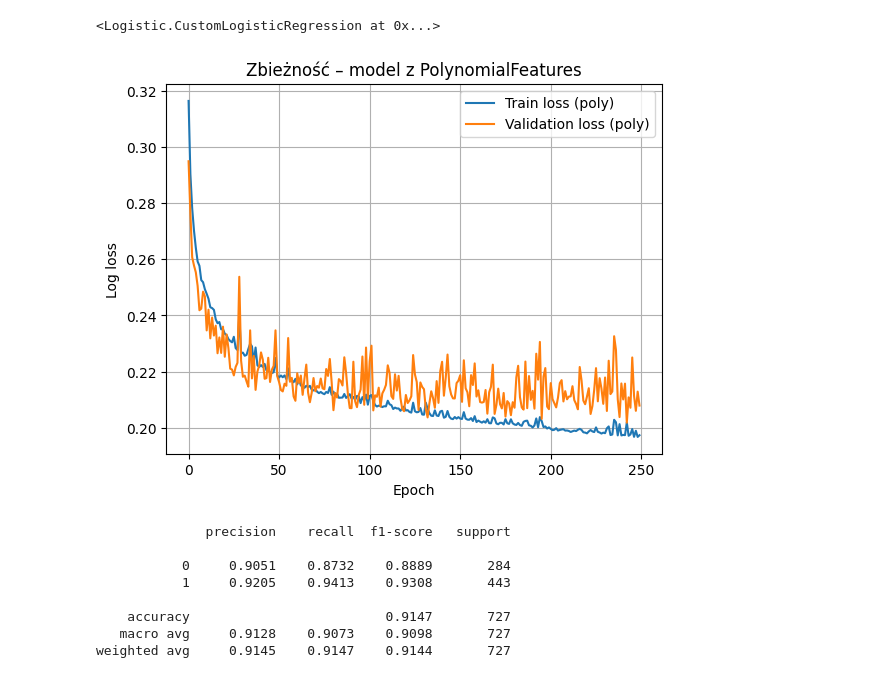
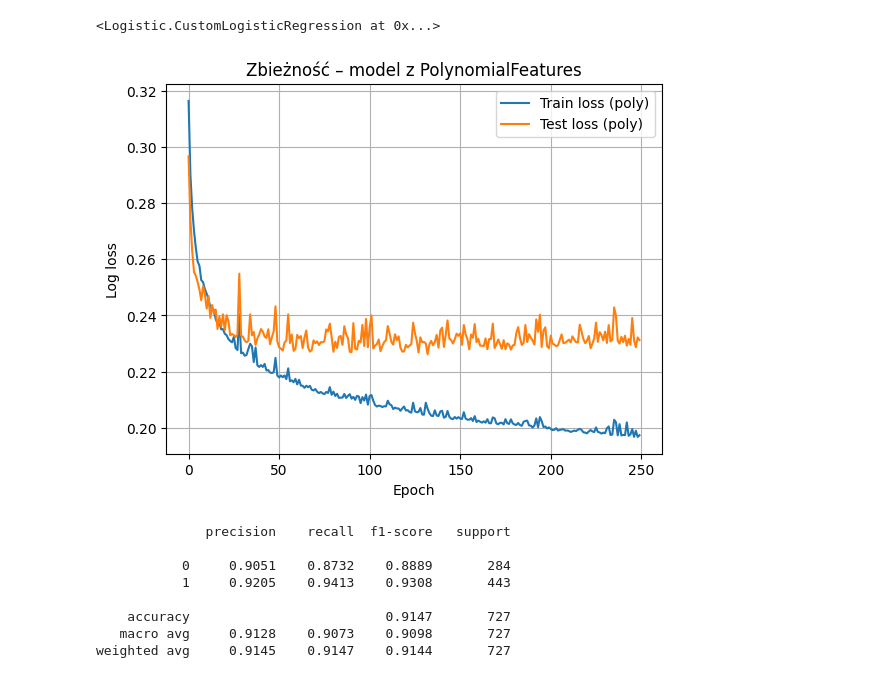
Before and after one commit to Kamok1/Metody-laby, a Jupyter notebook: part3/ml_errors.ipynb, the cells around one changed output. Saved outputs shown, nothing was run; the diff lists cells and outputs as text; code cells hidden in the pictures.

```diff
--- a/part3/ml_errors.ipynb
+++ b/part3/ml_errors.ipynb
@@ -87,16 +81,10 @@ poly_pipeline = ColumnTransformer([
 ])
 # %%
 X_train_poly = poly_pipeline.fit_transform(X_train_raw)
-X_val_poly   = poly_pipeline.transform(X_val_raw)
-X_test_poly  = poly_pipeline.transform(X_test_raw)
+X_val_poly = poly_pipeline.transform(X_val_raw)
+X_test_poly = poly_pipeline.transform(X_test_raw)
 
-model_poly = CustomLogisticRegression(
-    lr=0.05,
-    epochs=NUMBER_OF_EPOCHS,
-    batch_size=64,
-    verbose=True,
-)
-
+model_poly = CustomLogisticRegression(lr=0.05, epochs=NUMBER_OF_EPOCHS, batch_size=64, verbose=True,)
 model_poly.fit(X_train_poly, y_train, X_val_poly, y_val, X_test_poly, y_test)
 # %% [output]
 Epoch   1/250  train_loss=0.3163  val_loss=0.2948
@@ -115,13 +103,13 @@ Epoch 240/250  train_loss=0.1973  val_loss=0.2158
 <Logistic.CustomLogisticRegression at 0x...>
 # %%
 plt.plot(model_poly.history["train"], label="Train loss (poly)")
-plt.plot(model_poly.history["val"], label="Validation loss (poly)")
+plt.plot(model_poly.history["test"], label="Test loss (poly)")
 plt.xlabel("Epoch")
 plt.ylabel("Log loss")
 plt.title("Zbieżność – model z PolynomialFeatures")
 plt.legend()
 plt.grid(True)
 plt.show()
 # %% [output]
-[figure, old version]
+[figure, new version]
 # %%
```
Also changed, not shown: parts of 8 cells of this notebook, 7 other files.
